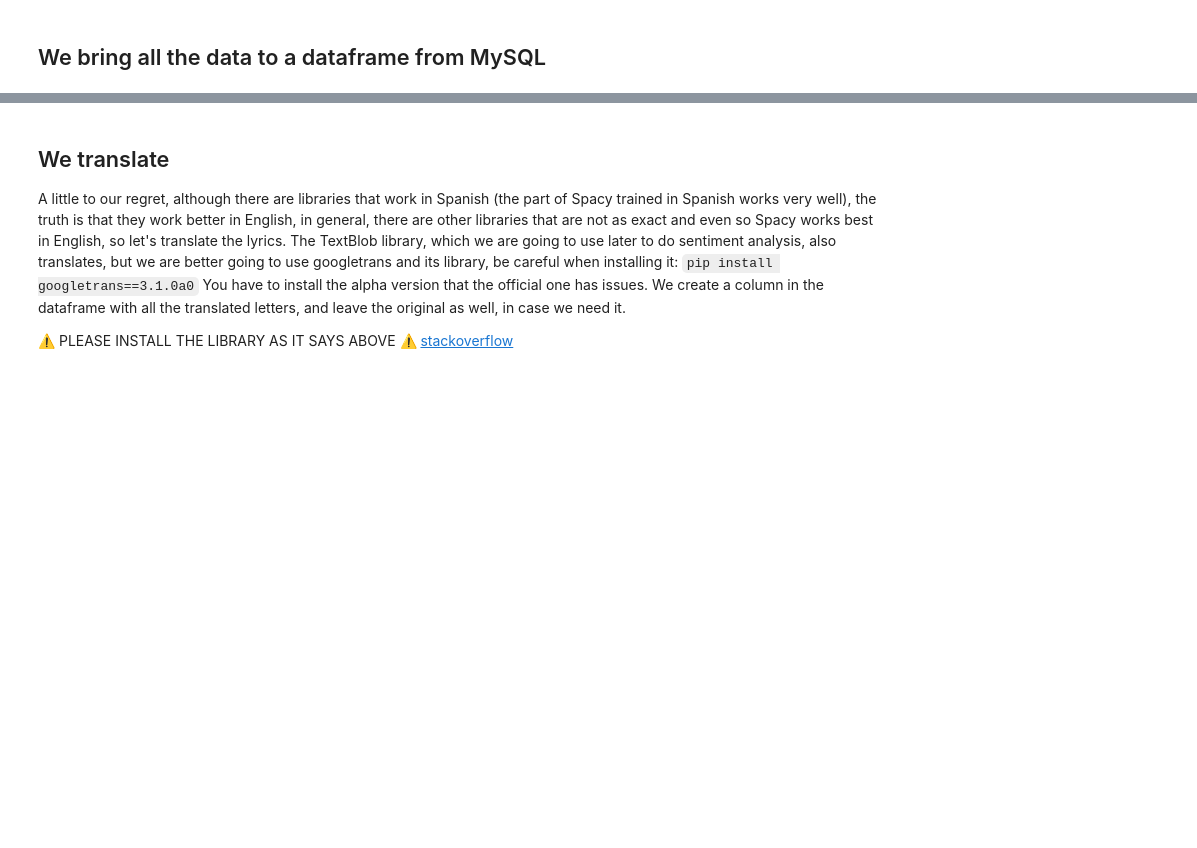
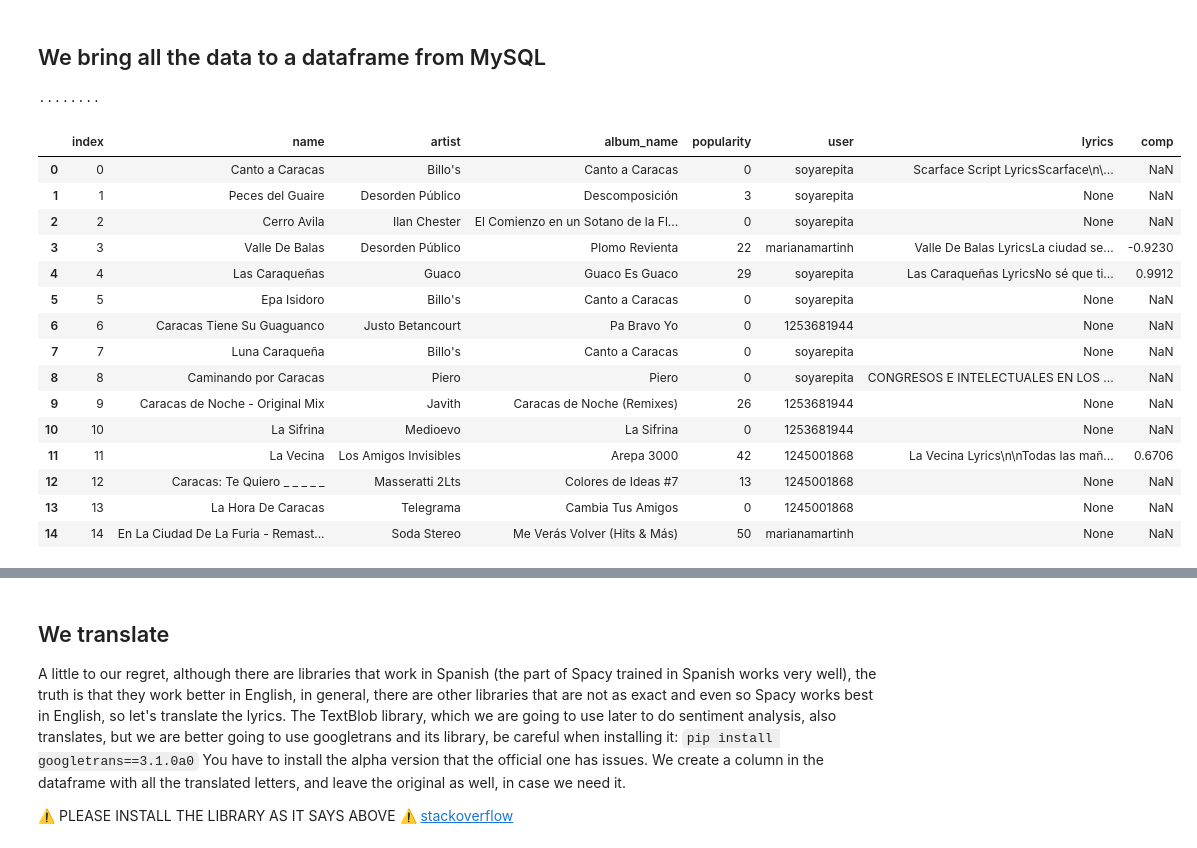
Before and after one commit to Ironhack-data-bcn-april-2023/lectures, a Jupyter notebook: week-6/04 - ETL & NLP/ETL IV - Enriching the data.ipynb, the cells around one changed output, grey strips where cells are left out. Drawn from its saved outputs; the diff is of its cells as text; code cells hidden in the pictures; blank space fills up the shorter version.

```diff
--- a/week-6/04 - ETL & NLP/ETL IV - Enriching the data.ipynb
+++ b/week-6/04 - ETL & NLP/ETL IV - Enriching the data.ipynb
@@ -73,0 +81,4 @@ import matplotlib.pyplot as plt
+# %%
+password = getpass()
+# %% [output]
+········
@@ -73,0 +87,20 @@ import matplotlib.pyplot as plt
+# %%
+df = pd.read_sql_query("SELECT * FROM songs;", engine)
+df
+# %% [output]
+|  | index | name | artist | album_name | popularity | user | lyrics | comp |
+| 0 | 0 | Canto a Caracas | Billo's | Canto a Caracas | 0 | soyarepita | Scarface Script LyricsScarface\n\... | NaN |
+| 1 | 1 | Peces del Guaire | Desorden Público | Descomposición | 3 | soyarepita | None | NaN |
+| 2 | 2 | Cerro Avila | Ilan Chester | El Comienzo en un Sotano de la Fl... | 0 | soyarepita | None | NaN |
+| 3 | 3 | Valle De Balas | Desorden Público | Plomo Revienta | 22 | marianamartinh | Valle De Balas LyricsLa ciudad se... | -0.9230 |
+| 4 | 4 | Las Caraqueñas | Guaco | Guaco Es Guaco | 29 | soyarepita | Las Caraqueñas LyricsNo sé que ti... | 0.9912 |
+| 5 | 5 | Epa Isidoro | Billo's | Canto a Caracas | 0 | soyarepita | None | NaN |
+| 6 | 6 | Caracas Tiene Su Guaguanco | Justo Betancourt | Pa Bravo Yo | 0 | 1253681944 | None | NaN |
+| 7 | 7 | Luna Caraqueña | Billo's | Canto a Caracas | 0 | soyarepita | None | NaN |
+| 8 | 8 | Caminando por Caracas | Piero | Piero | 0 | soyarepita | CONGRESOS E INTELECTUALES EN LOS ... | NaN |
+| 9 | 9 | Caracas de Noche - Original Mix | Javith | Caracas de Noche (Remixes) | 26 | 1253681944 | None | NaN |
+| 10 | 10 | La Sifrina | Medioevo | La Sifrina | 0 | 1253681944 | None | NaN |
+| 11 | 11 | La Vecina | Los Amigos Invisibles | Arepa 3000 | 42 | 1245001868 | La Vecina Lyrics\n\nTodas las mañ... | 0.6706 |
+| 12 | 12 | Caracas: Te Quiero _ _ _ _ _ | Masseratti 2Lts | Colores de Ideas #7 | 13 | 1245001868 | None | NaN |
+| 13 | 13 | La Hora De Caracas | Telegrama | Cambia Tus Amigos | 0 | 1245001868 | None | NaN |
+| 14 | 14 | En La Ciudad De La Furia - Remast... | Soda Stereo | Me Verás Volver (Hits & Más) | 50 | marianamartinh | None | NaN |
```
Also changed, not shown: parts of 19 cells of this notebook, 7 other files.
